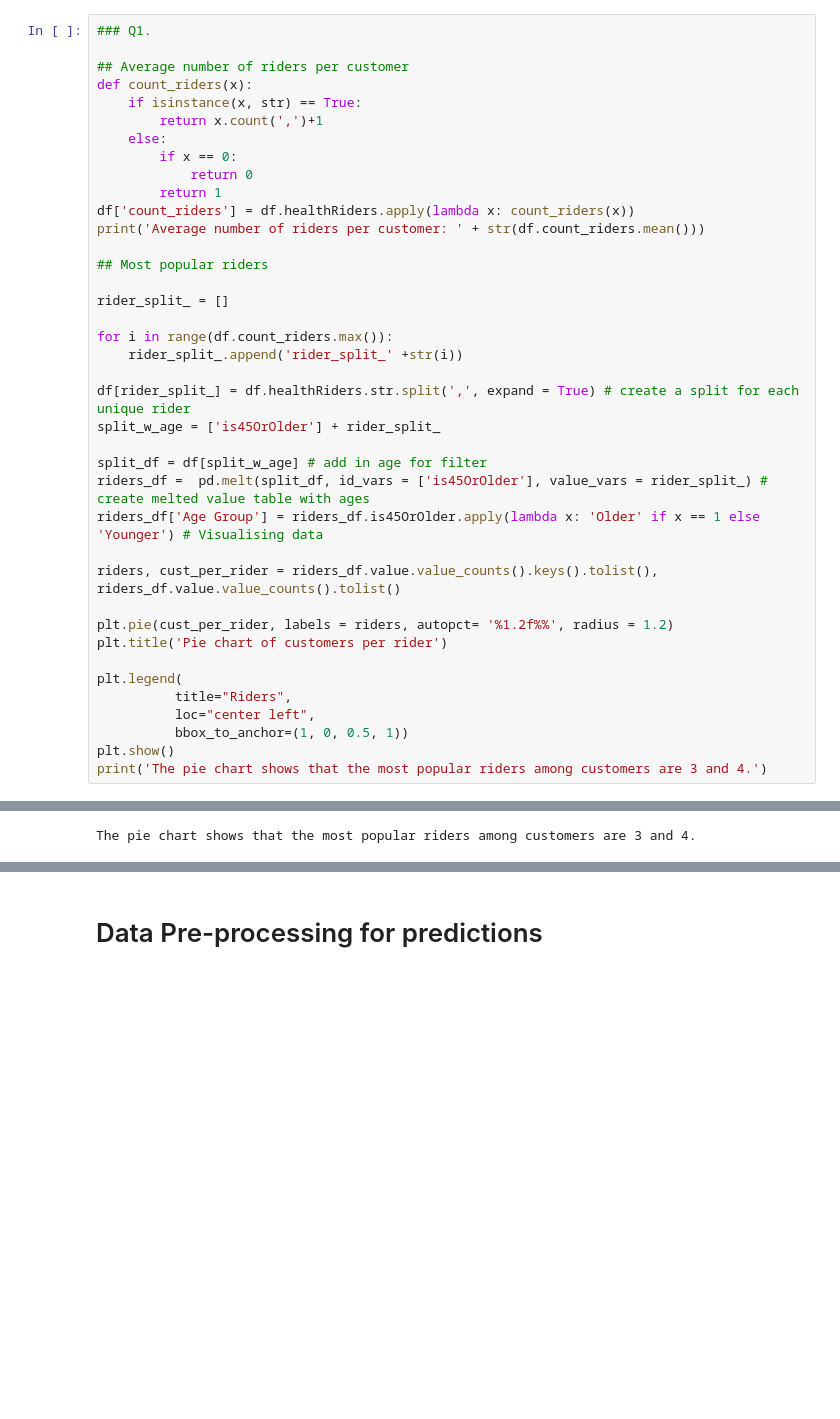
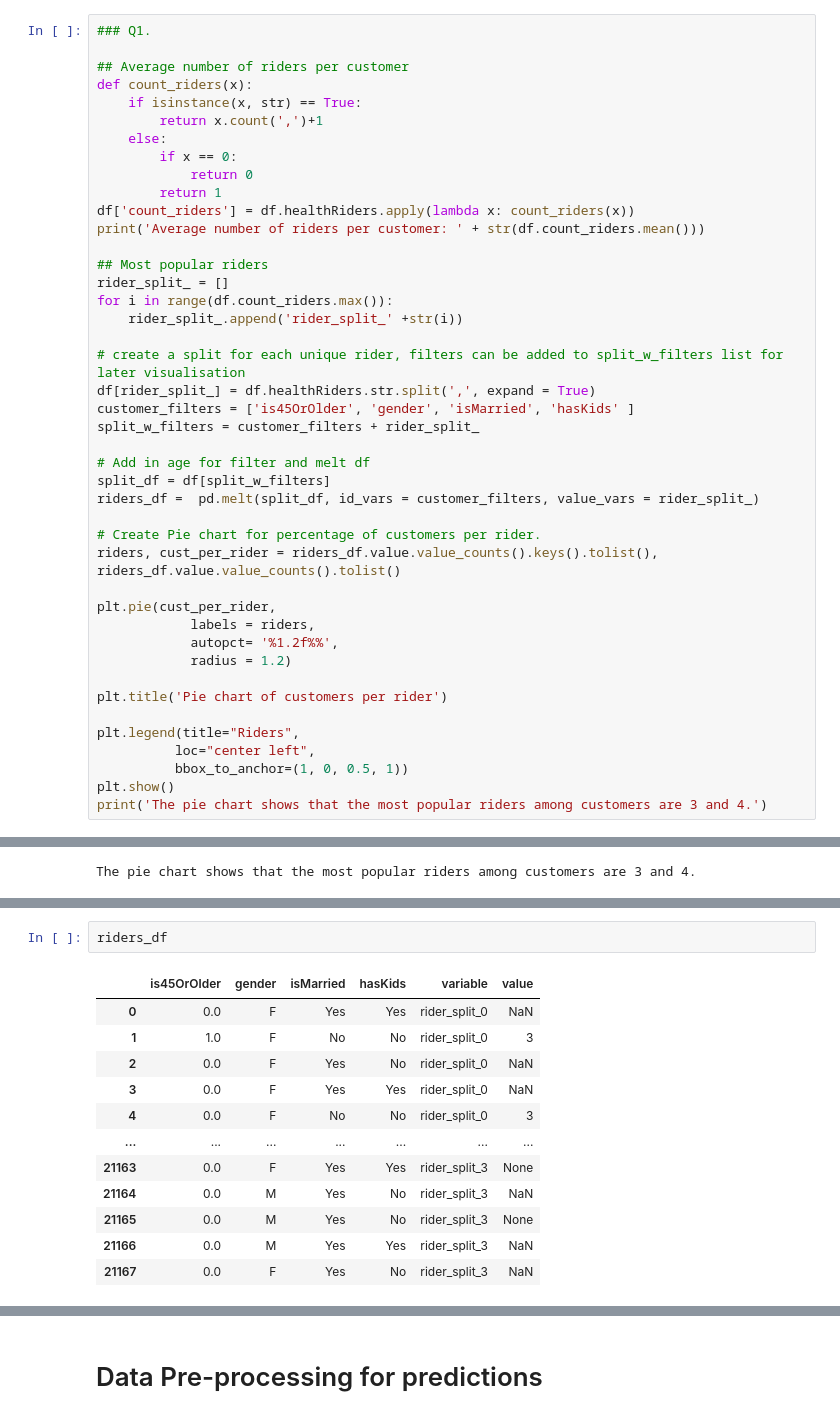
Before and after one commit to Tat-sheng/govtech_vica, a Jupyter notebook: VICA_tatsheng.ipynb, the cells around one changed output, grey strips where cells are left out. Cells and saved outputs as stored; diff of their text form; blank space fills up the shorter version.

```diff
--- a/VICA_tatsheng.ipynb
+++ b/VICA_tatsheng.ipynb
@@ -110,26 +110,30 @@ df['count_riders'] = df.healthRiders.apply(lambda x: count_riders(x))
 print('Average number of riders per customer: ' + str(df.count_riders.mean()))
 
 ## Most popular riders
-
 rider_split_ = []
-
 for i in range(df.count_riders.max()):
     rider_split_.append('rider_split_' +str(i))
 
-df[rider_split_] = df.healthRiders.str.split(',', expand = True) # create a split for each unique rider
-split_w_age = ['is45OrOlder'] + rider_split_
+# create a split for each unique rider, filters can be added to split_w_filters list for later visualisation
+df[rider_split_] = df.healthRiders.str.split(',', expand = True)
+customer_filters = ['is45OrOlder', 'gender', 'isMarried', 'hasKids' ]
+split_w_filters = customer_filters + rider_split_
 
-split_df = df[split_w_age] # add in age for filter
-riders_df =  pd.melt(split_df, id_vars = ['is45OrOlder'], value_vars = rider_split_) # create melted value table with ages
-riders_df['Age Group'] = riders_df.is45OrOlder.apply(lambda x: 'Older' if x == 1 else 'Younger') # Visualising data
+# Add in age for filter and melt df
+split_df = df[split_w_filters]
+riders_df =  pd.melt(split_df, id_vars = customer_filters, value_vars = rider_split_)
 
+# Create Pie chart for percentage of customers per rider.
 riders, cust_per_rider = riders_df.value.value_counts().keys().tolist(), riders_df.value.value_counts().tolist()
 
-plt.pie(cust_per_rider, labels = riders, autopct= '%1.2f%%', radius = 1.2)
+plt.pie(cust_per_rider,
+            labels = riders,
+            autopct= '%1.2f%%',
+            radius = 1.2)
+
 plt.title('Pie chart of customers per rider')
 
-plt.legend(
-          title="Riders",
+plt.legend(title="Riders",
           loc="center left",
           bbox_to_anchor=(1, 0, 0.5, 1))
 plt.show()
@@ -163,0 +145,15 @@ The histplot grouping the customers by age shows that the most popular riders am
+# %%
+riders_df
+# %% [output]
+|  | is45OrOlder | gender | isMarried | hasKids | variable | value |
+| 0 | 0.0 | F | Yes | Yes | rider_split_0 | NaN |
+| 1 | 1.0 | F | No | No | rider_split_0 | 3 |
+| 2 | 0.0 | F | Yes | No | rider_split_0 | NaN |
+| 3 | 0.0 | F | Yes | Yes | rider_split_0 | NaN |
+| 4 | 0.0 | F | No | No | rider_split_0 | 3 |
+| ... | ... | ... | ... | ... | ... | ... |
+| 21163 | 0.0 | F | Yes | Yes | rider_split_3 | None |
+| 21164 | 0.0 | M | Yes | No | rider_split_3 | NaN |
+| 21165 | 0.0 | M | Yes | No | rider_split_3 | None |
+| 21166 | 0.0 | M | Yes | Yes | rider_split_3 | NaN |
+| 21167 | 0.0 | F | Yes | No | rider_split_3 | NaN |
```
Also changed, not shown: parts of 3 cells of this notebook.
